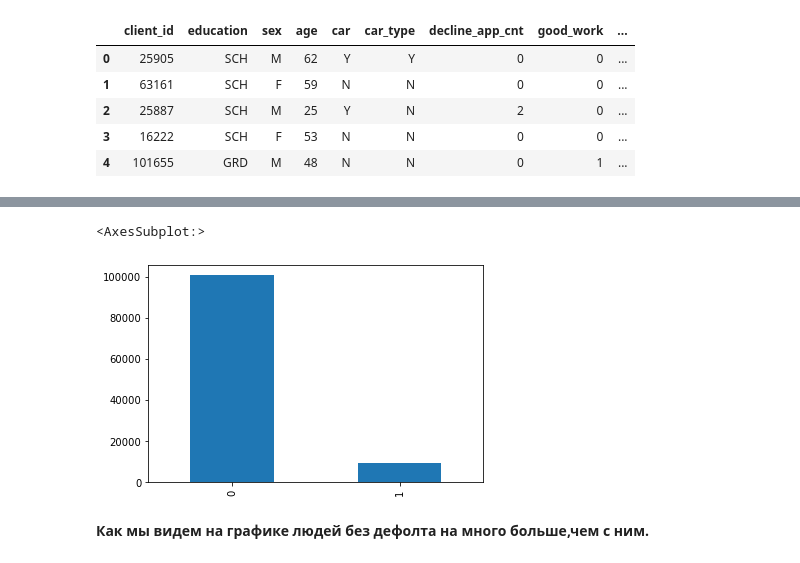
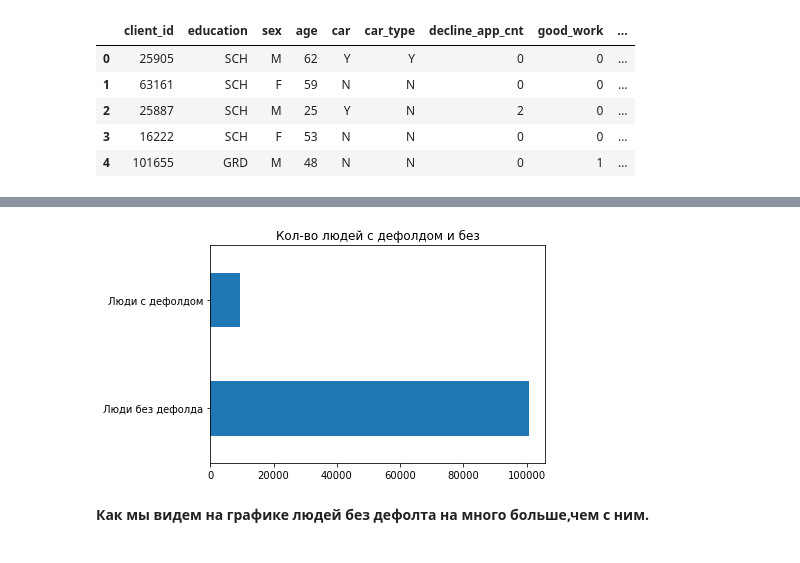
Before and after one commit to Stels26047/SkillFactory, a Jupyter notebook: module_5/Компьютер говорит «Нет».ipynb, the cells around one changed output, grey strips where cells are left out. Cells and saved outputs as stored; diff of their text form; code cells hidden in the pictures.

```diff
--- a/module_5/Компьютер говорит «Нет».ipynb
+++ b/module_5/Компьютер говорит «Нет».ipynb
@@ -102,10 +104,14 @@ num_cols = ['age', 'score_bki', 'decline_app_cnt', 'score_bki', 'bki_request_cnt
 cat_cols = ['education', 'first_time', 'sna', 'work_address', 'home_address', 'region_rating']
 bin_cols = ['sex', 'car', 'car_type', 'good_work', 'foreign_passport']
 # %%
-data['default'].value_counts().plot.bar()
+data['default'].replace(to_replace={0:'Люди без дефолда',1:'Люди с дефолдом'},inplace=True)
+data['default'].value_counts().plot.barh()
+plt.title('Кол-во людей с дефолдом и без')
+plt.show()
+#Воизбежание в дальнейшем ошибки возвращаем колонку в изначальное обозночение переменных
+data['default'].replace(to_replace={'Люди без дефолда':0,'Люди с дефолдом':1},inplace=True)
 # %% [output]
-<AxesSubplot:>
-[figure, old version]
+[figure, new version]
 # %% [markdown]
 __Как мы видем на графике людей без дефолта на много больше,чем с ним.__
 # %% [markdown]
```
Also changed, not shown: parts of 13 cells of this notebook.
